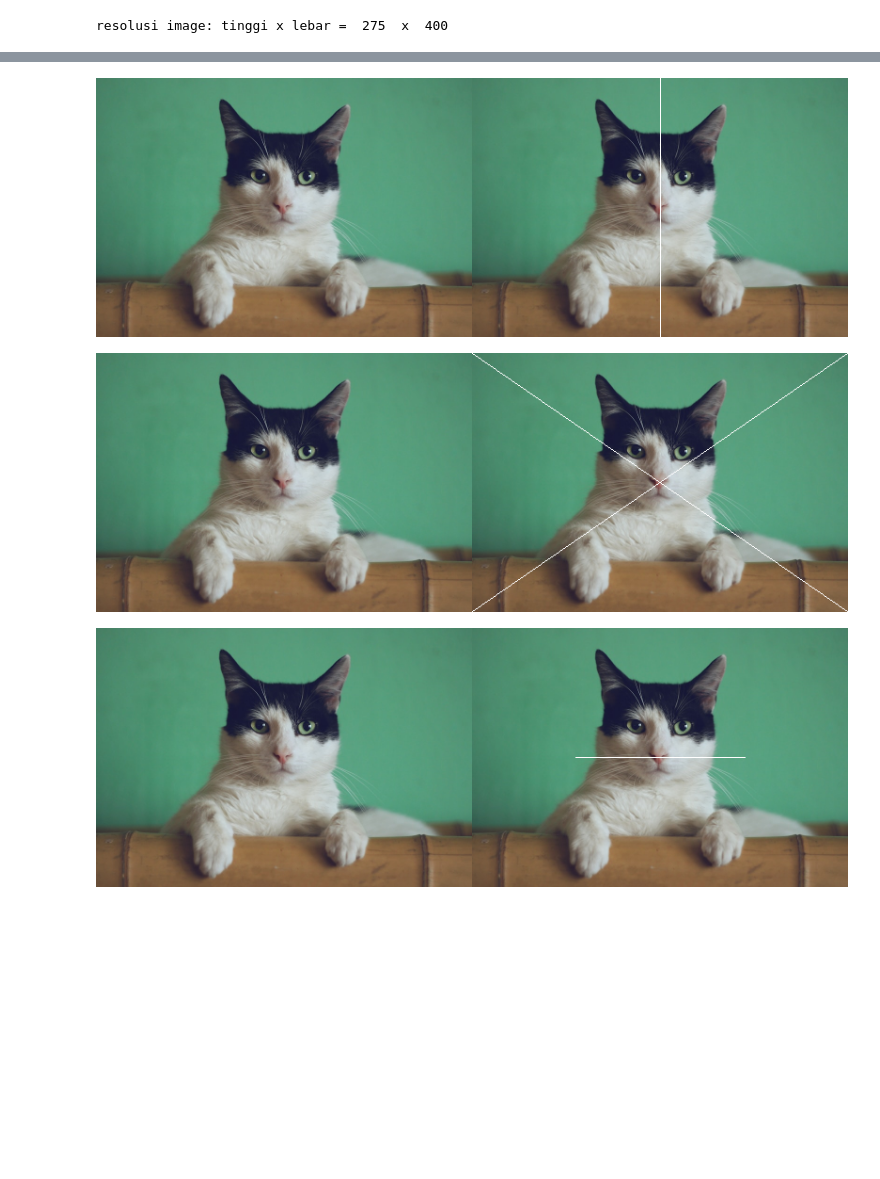
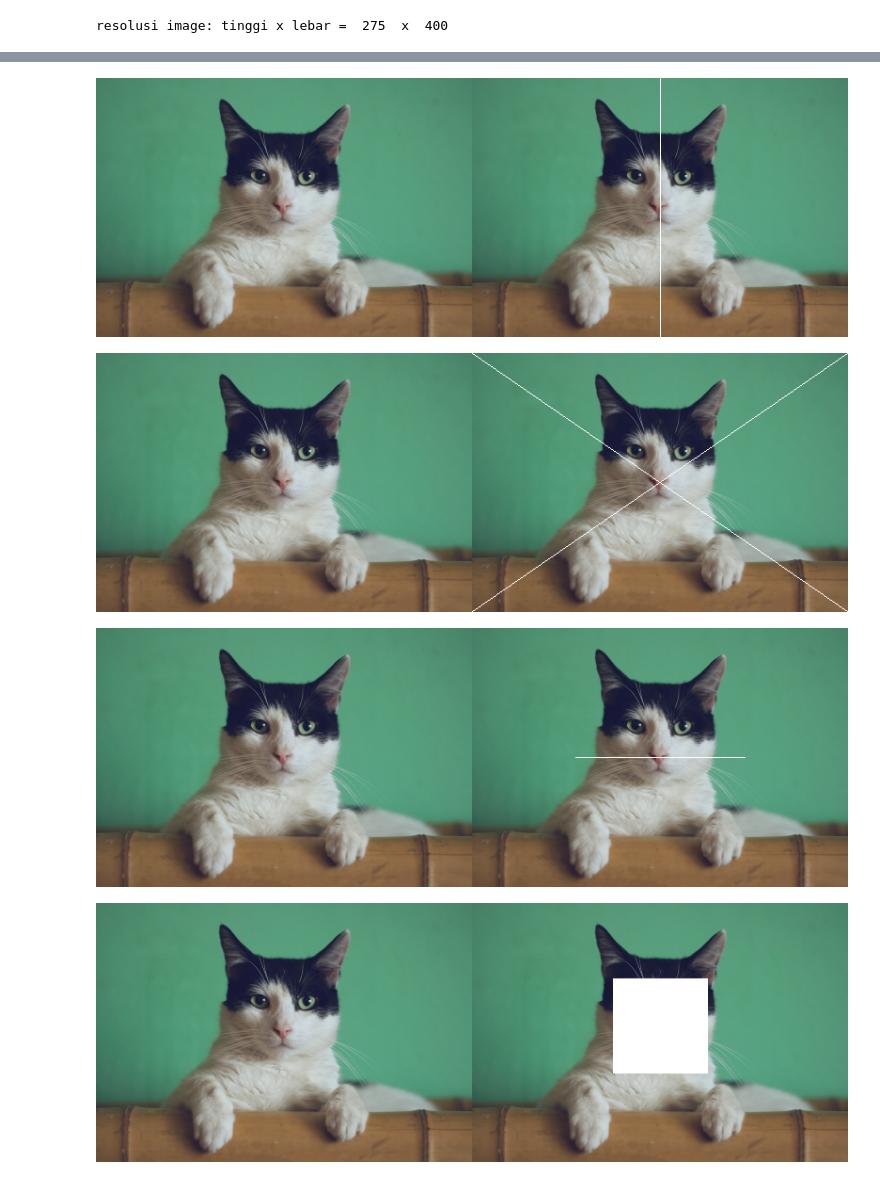
Before and after one commit to novalrnv/PCVK_genap_2026, a Jupyter notebook: modul_1.ipynb, the cells around one changed output, grey strips where cells are left out. Drawn from its saved outputs; the diff is of its cells as text; code cells hidden in the pictures; blank space fills up the shorter version.

```diff
--- a/modul_1.ipynb
+++ b/modul_1.ipynb
@@ -79,30 +79,58 @@ image_2 = cv.cvtColor(image, cv.COLOR_BGR2RGB)
 
 # menentukan posisi tengah gambar
 tengah_y = int(tinggi / 2)
 tengah_x = int(lebar / 2)
 
 # menentukan panjang garis
 panjang_garis = 180
 
 # menentukan titik awal dan titik akhir garis
 x1 = int(tengah_x - panjang_garis / 2)
 x2 = int(tengah_x + panjang_garis / 2)
 
 # membuat garis horizontal putih di tengah gambar
 cv.line(image_2, (x1, tengah_y), (x2, tengah_y), (255, 255, 255), 1)
 
 # menggabungkan gambar asli dan gambar yang sudah diberi garis
 final_frame = cv.hconcat((image_1, image_2))
 
 # menampilkan hasil
 cv2_imshow(final_frame)
+
+print("")
+
+image_1 = cv.cvtColor(image, cv.COLOR_BGR2RGB)
+
+image_2 = cv.cvtColor(image, cv.COLOR_BGR2RGB)
+
+# menentukan posisi kotak
+x1 = 150
+y1 = 80
+
+# menentukan ukuran kotak
+lebar_kotak = 100
+tinggi_kotak = 100
+
+# membuat kotak berwarna putih
+cv.rectangle(
+    image_2, (x1, y1),
+    (x1 + lebar_kotak, y1 + tinggi_kotak),
+    (255, 255, 255), -1
+)
+
+# menggabungkan gambar asli dan gambar yang sudah diberi kotak
+final_frame = cv.hconcat((image_1, image_2))
+
+# menampilkan hasil
+cv2_imshow(final_frame)
 # %% [output]
 [figure]
 [figure]
 [figure]
 resolusi image: tinggi x lebar =  275  x  400
 [figure]
 [figure]
 [figure]
 [figure]
 [figure]
+[figure, added]
```
